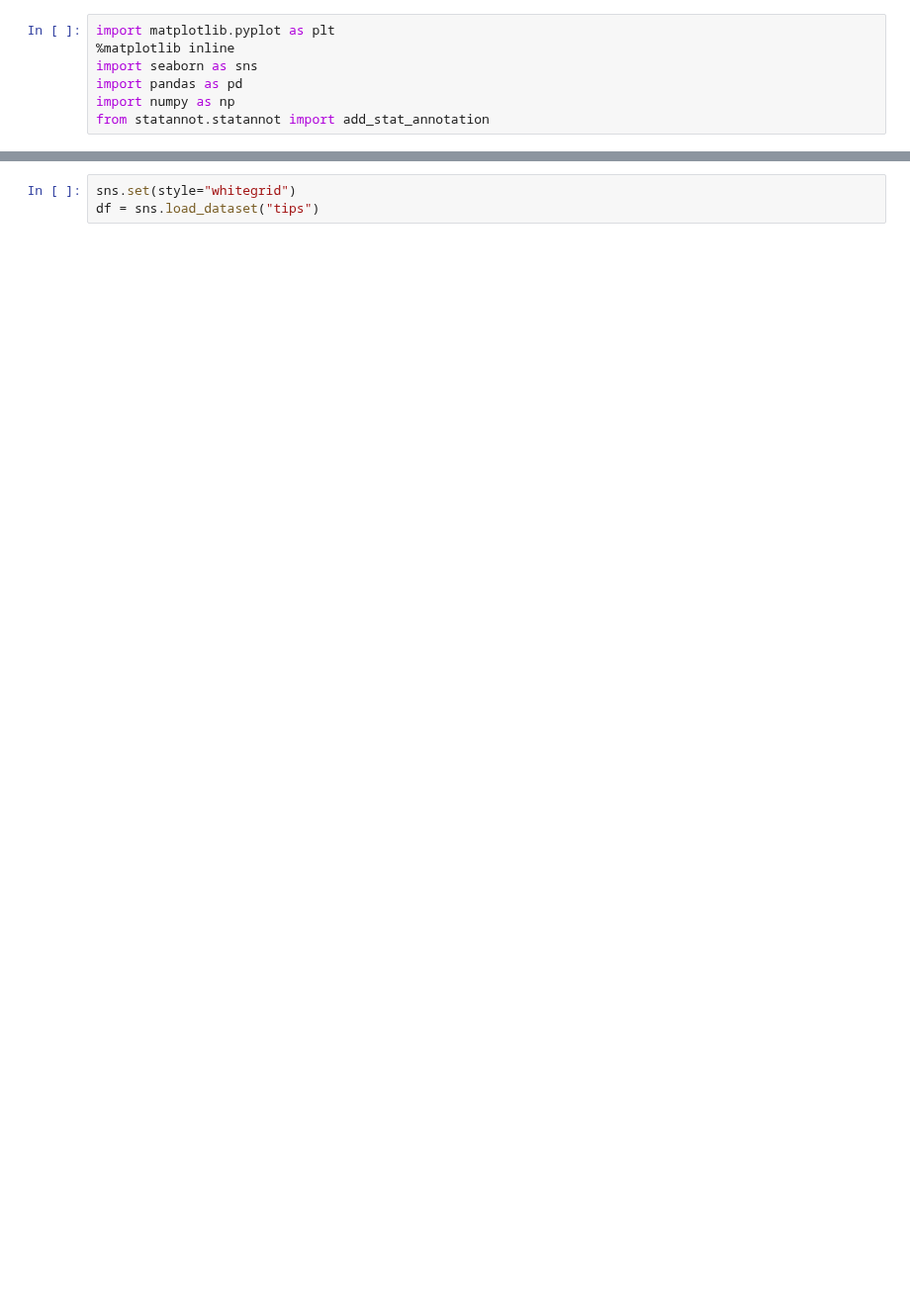
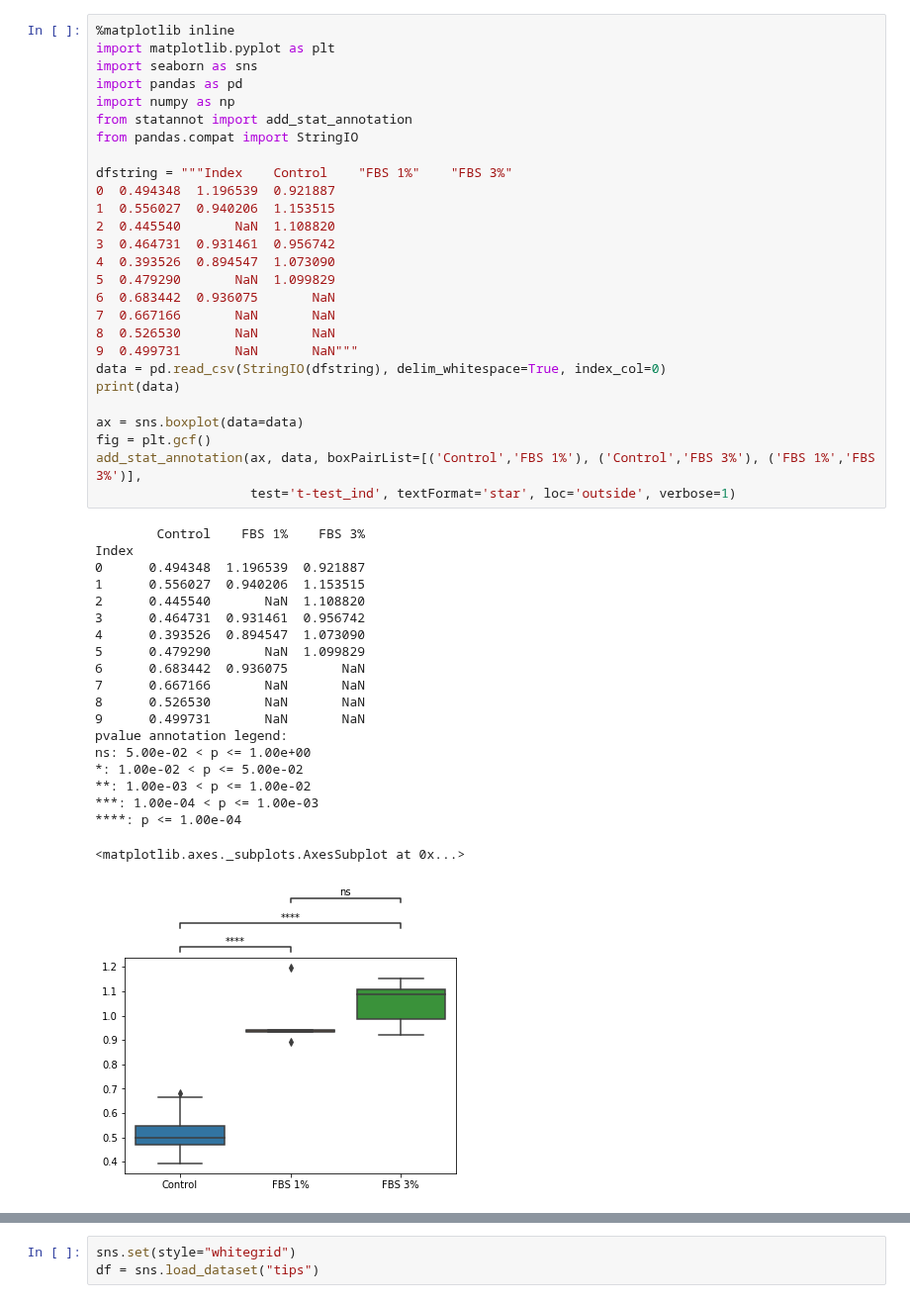
Before and after one commit to trevismd/statannotations, a Jupyter notebook: example/example.ipynb, the cells around one changed output, grey strips where cells are left out. Shown at 99% size. Saved outputs shown, nothing was run; the diff lists cells and outputs as text; blank space fills up the shorter version.

```diff
--- a/example/example.ipynb
+++ b/example/example.ipynb
@@ -1,7 +1,48 @@
-# %%
-import matplotlib.pyplot as plt
-%matplotlib inline
-import seaborn as sns
-import pandas as pd
-import numpy as np
-from statannot.statannot import add_stat_annotation
+# %%
+%matplotlib inline
+import matplotlib.pyplot as plt
+import seaborn as sns
+import pandas as pd
+import numpy as np
+from statannot import add_stat_annotation
+from pandas.compat import StringIO
+
+dfstring = """Index    Control    "FBS 1%"    "FBS 3%"
+0  0.494348  1.196539  0.921887
+1  0.556027  0.940206  1.153515
+2  0.445540       NaN  1.108820
+3  0.464731  0.931461  0.956742
+4  0.393526  0.894547  1.073090
+5  0.479290       NaN  1.099829
+6  0.683442  0.936075       NaN
+7  0.667166       NaN       NaN
+8  0.526530       NaN       NaN
+9  0.499731       NaN       NaN"""
+data = pd.read_csv(StringIO(dfstring), delim_whitespace=True, index_col=0)
+print(data)
+
+ax = sns.boxplot(data=data)
+fig = plt.gcf()
+add_stat_annotation(ax, data, boxPairList=[('Control','FBS 1%'), ('Control','FBS 3%'), ('FBS 1%','FBS 3%')],
+                    test='t-test_ind', textFormat='star', loc='outside', verbose=1)
+# %% [output]
+        Control    FBS 1%    FBS 3%
+Index
+0      0.494348  1.196539  0.921887
+1      0.556027  0.940206  1.153515
+2      0.445540       NaN  1.108820
+3      0.464731  0.931461  0.956742
+4      0.393526  0.894547  1.073090
+5      0.479290       NaN  1.099829
+6      0.683442  0.936075       NaN
+7      0.667166       NaN       NaN
+8      0.526530       NaN       NaN
+9      0.499731       NaN       NaN
+pvalue annotation legend:
+ns: 5.00e-02 < p <= 1.00e+00
+*: 1.00e-02 < p <= 5.00e-02
+**: 1.00e-03 < p <= 1.00e-02
+***: 1.00e-04 < p <= 1.00e-03
+****: p <= 1.00e-04
+<matplotlib.axes._subplots.AxesSubplot at 0x...>
+[figure, added]
```
Also changed, not shown: parts of 7 cells of this notebook, 1 other file.
